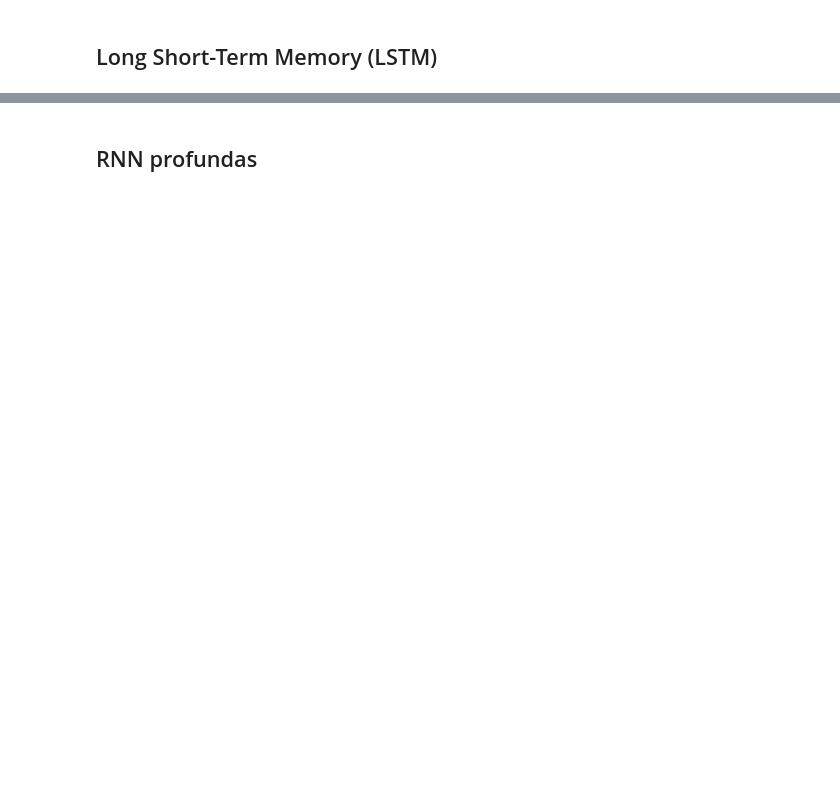
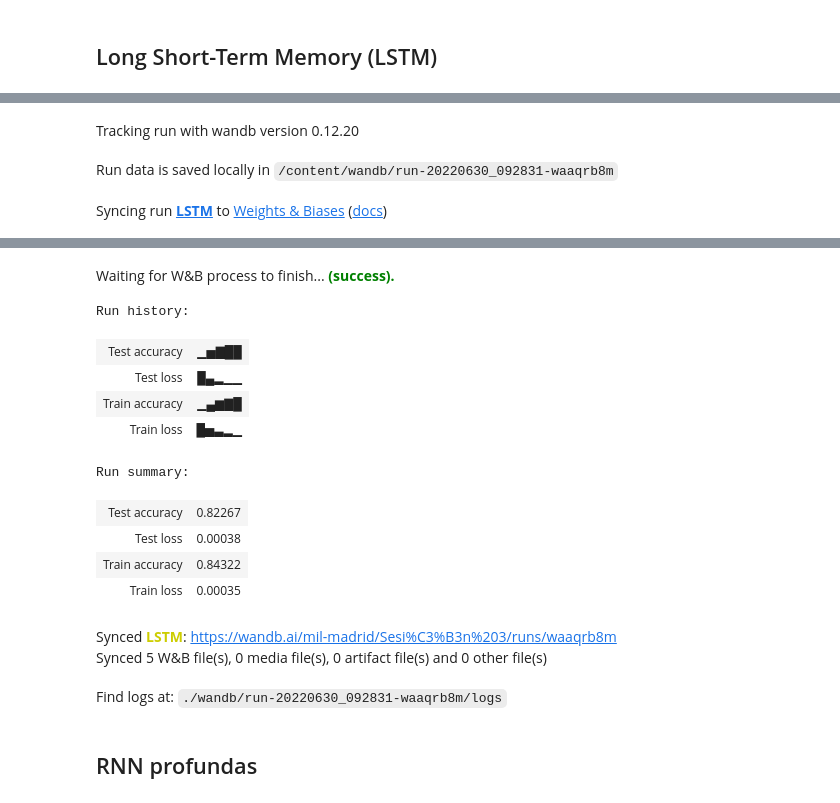
Before and after one commit to ramajoballester/mil_deeplearning, a Jupyter notebook: 3_RNN.ipynb, the cells around one changed output, grey strips where cells are left out. Drawn from its saved outputs; the diff is of its cells as text; code cells hidden in the pictures; blank space fills up the shorter version.

```diff
--- a/3_RNN.ipynb
+++ b/3_RNN.ipynb
@@ -22,7 +23,7 @@ from google.auth import default
 creds, _ = default()
 gc = gspread.authorize(creds)
 # %%
-url = 'https://docs.google.com/spreadsheets/d/1rDJQgihE4bvVNGmPjT8sH5mCRrbOfNcEFf8KZoxZ870/edit?usp=sharing'
+url = #
 worksheet = gc.open_by_url(url)
 row = 4
 # %%
@@ -207,8 +210,8 @@ input_size = 50
 hidden_size = 60
 n_classes = 1
 batch_size = 1024
-lr = 0.001
-num_epochs = 5
+lr = 0.002
+num_epochs = 10
 
 train_dataloader = torch.utils.data.DataLoader(train_list, batch_sampler=batch_sampler(train_list),
                                collate_fn=collate_batch)
@@ -380,7 +404,7 @@ class LSTMModel(nn.Module):
         self.emb = nn.Embedding(45000, 50)
         self.lstm = nn.LSTM(input_size, hidden_size, batch_first=True)
         self.fc = nn.Linear(hidden_size, num_classes)
-        self.sigmoid = nn.Sigmoid()
+        # self.sigmoid = nn.Sigmoid()
 
     def forward(self, x):
         # Convertir en embedding
@@ -389,7 +413,7 @@ class LSTMModel(nn.Module):
         out, last_hidden = self.lstm(x)
         # Salida hacia la capa lineal
         out = self.fc(out[:, -1, :])
-        out = self.sigmoid(out)
+        # out = self.sigmoid(out)
         return out
 # %%
 input_size = 50
@@ -411,8 +435,8 @@ model = LSTMModel(input_size=input_size,
 # Optimizador
 optimizer = torch.optim.Adam(model.parameters(), lr=lr)
 # optimizer = torch.optim.RMSprop(model.parameters(), lr=lr)
-# loss_fn = nn.BCEWithLogitsLoss().to(device)
-loss_fn = nn.BCELoss().to(device)
+loss_fn = nn.BCEWithLogitsLoss().to(device)
+# loss_fn = nn.BCELoss().to(device)
 metrics_fn = torchmetrics.Accuracy().to(device)
 
 num_epochs = 5
@@ -462,3 +486,7 @@ for epoch in range(num_epochs):
     worksheet.get_worksheet(2).update_cell(row, col, float(value));
 
 wandb.finish()
+# %% [output]
+Tracking run with wandb version 0.12.20
+Run data is saved locally in /content/wandb/run-20220630_092831-waaqrb8m
+Syncing run LSTM to Weights & Biases (docs)
@@ -465,3 +512,17 @@ wandb.finish()
+Waiting for W&B process to finish... (success).
+Run history:
+| Test accuracy | ▁▅▇██ |
+| Test loss | █▄▂▁▁ |
+| Train accuracy | ▁▄▆▇█ |
+| Train loss | █▅▃▂▁ |
+Run summary:
+| Test accuracy | 0.82267 |
+| Test loss | 0.00038 |
+| Train accuracy | 0.84322 |
+| Train loss | 0.00035 |
+Synced LSTM: https://wandb.ai/mil-madrid/Sesi%C3%B3n%203/runs/waaqrb8m
+Synced 5 W&B file(s), 0 media file(s), 0 artifact file(s) and 0 other file(s)
+Find logs at: ./wandb/run-20220630_092831-waaqrb8m/logs
 # %%
 col = 6
 value = best_metrics
```
Also changed, not shown: parts of 10 cells of this notebook.
